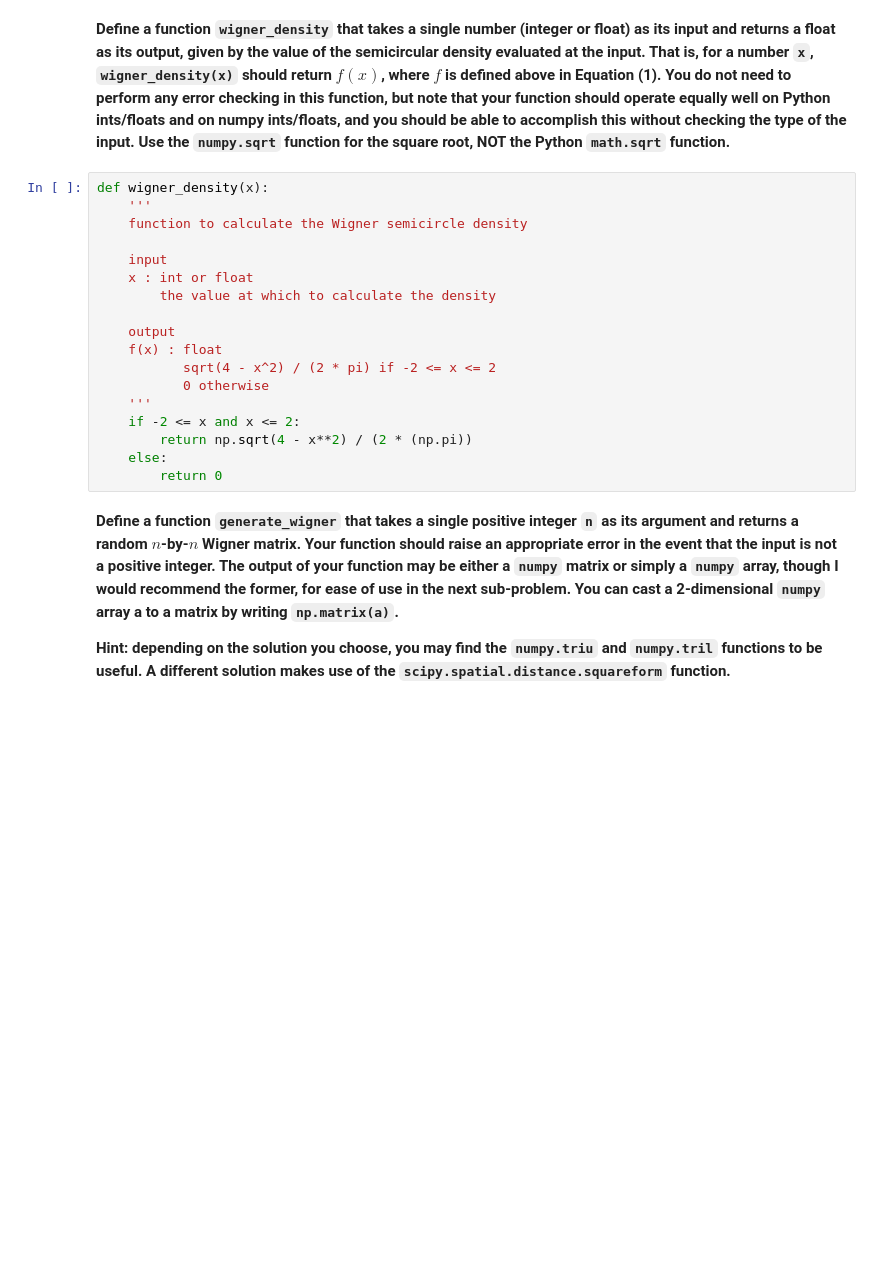
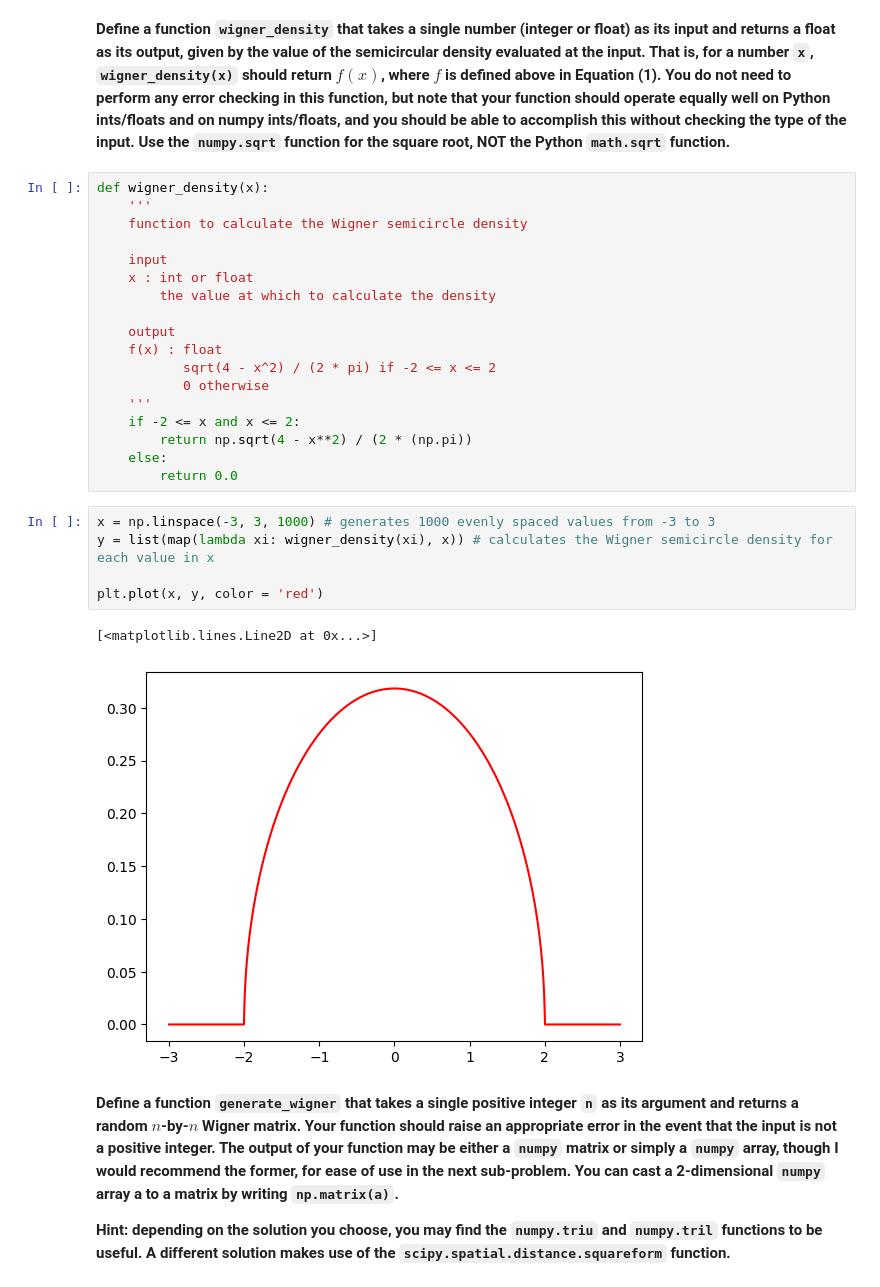
Before and after one commit to Stochastic1017/STAT_606, a Jupyter notebook: ssudhir2_hw6/ssudhir2_hw6.ipynb, the cells around one changed output. Cells and saved outputs as stored; diff of their text form; blank space fills up the shorter version.

```diff
--- a/ssudhir2_hw6/ssudhir2_hw6.ipynb
+++ b/ssudhir2_hw6/ssudhir2_hw6.ipynb
@@ -49,7 +49,15 @@ def wigner_density(x):
     if -2 <= x and x <= 2:
         return np.sqrt(4 - x**2) / (2 * (np.pi))
     else:
-        return 0
+        return 0.0
+# %%
+x = np.linspace(-3, 3, 1000) # generates 1000 evenly spaced values from -3 to 3
+y = list(map(lambda xi: wigner_density(xi), x)) # calculates the Wigner semicircle density for each value in x
+
+plt.plot(x, y, color = 'red')
+# %% [output]
+[<matplotlib.lines.Line2D at 0x...>]
+[figure, added]
 # %% [markdown]
 **Define a function `generate_wigner` that takes a single positive integer `n` as its argument and returns a random $n$-by-$n$ Wigner matrix. Your function should raise an appropriate error in the event that the input is not a positive integer. The output of your function may be either a `numpy` matrix or simply a `numpy` array, though I would recommend the former, for ease of use in the next sub-problem. You can cast a 2-dimensional `numpy` array a to a matrix by writing `np.matrix(a)`.**
 
```
Also changed, not shown: parts of 32 cells of this notebook, 4 other files.
